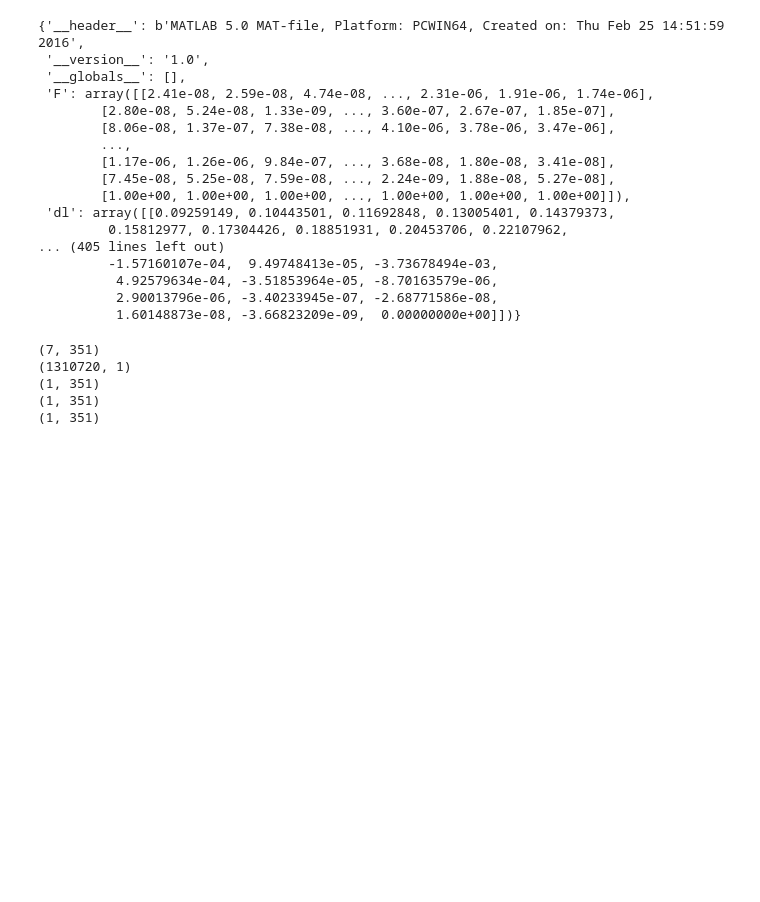
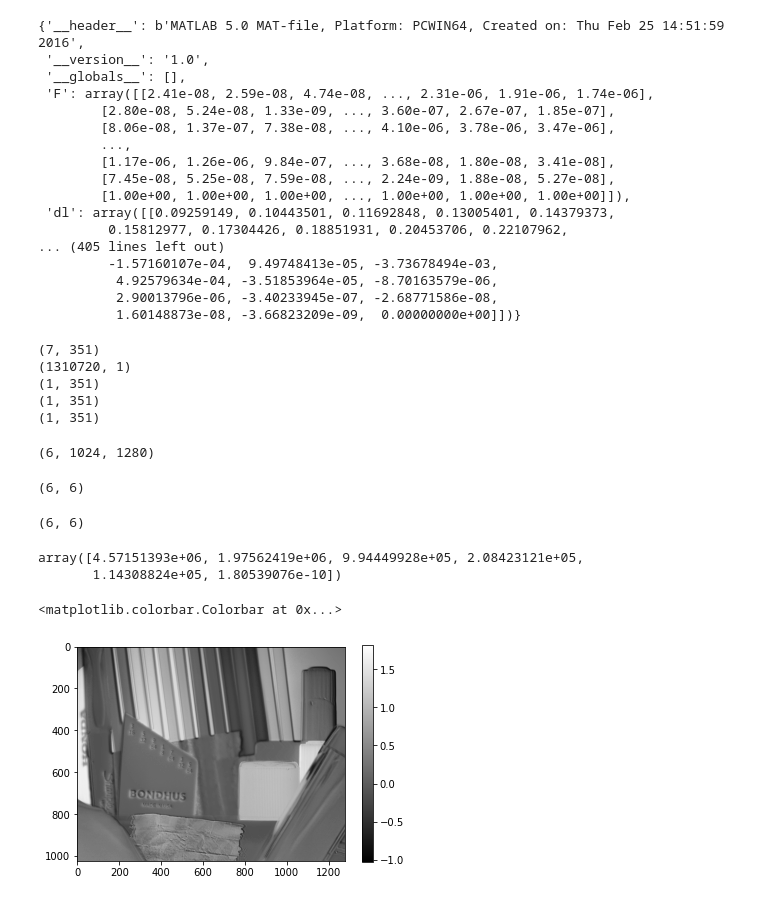
Before and after one commit to PrabhaSahiti/Imaging-Instrumentation, a Jupyter notebook: Lab_V.ipynb, the cells around one changed output. Drawn from its saved outputs; the diff is of its cells as text; code cells hidden in the pictures; blank space fills up the shorter version.

```diff
--- a/Lab_V.ipynb
+++ b/Lab_V.ipynb
@@ -85,3 +85,46 @@ bigd = np.divide(1, (np.multiply(db, dl, ds) + 0.01))
 # %%
 L = tf['L']
 LtL = np.dot(np.transpose(L), L)
+# %%
+#SVD
+
+data_stacked = np.array([mean_img1, mean_img2, mean_img3, mean_img4, mean_img5, mean_img6])
+mean = np.mean(data_stacked, axis = 0)
+std = np.std(data_stacked, axis = 0)
+data_centered = np.subtract(data_stacked, mean)
+data_standardized = data_centered/std
+data_standardized.shape
+# %% [output]
+(6, 1024, 1280)
+# %%
+#construct correlation matrix
+#[a, b, c = data_standardized.shape()
+data_reshaped = np.reshape(data_standardized, (6, 1024*1280))
+#data_reshaped.shape
+correlation_matrix = np.dot(data_reshaped, np.transpose(data_reshaped))
+correlation_matrix.shape
+# %% [output]
+(6, 6)
+# %%
+u, s, vh = np.linalg.svd(correlation_matrix)
+# %%
+u.shape
+s.shape
+vh.shape
+# %% [output]
+(6, 6)
+# %%
+#data_stackedreshaped = np.reshape(data_stacked, (6, 1024*1280))
+out = np.dot(u, data_reshaped)
+# %%
+s
+# %% [output]
+array([4.57151393e+06, 1.97562419e+06, 9.94449928e+05, 2.08423121e+05,
+       1.14308824e+05, 1.80539076e-10])
+# %%
+#filt_1 visualization
+plt.imshow(np.reshape(out[0, :], (1024, 1280)), cmap = 'gray')
+plt.colorbar()
+# %% [output]
+<matplotlib.colorbar.Colorbar at 0x...>
+[figure, added]
```
Also changed, not shown: parts of 5 cells of this notebook.
